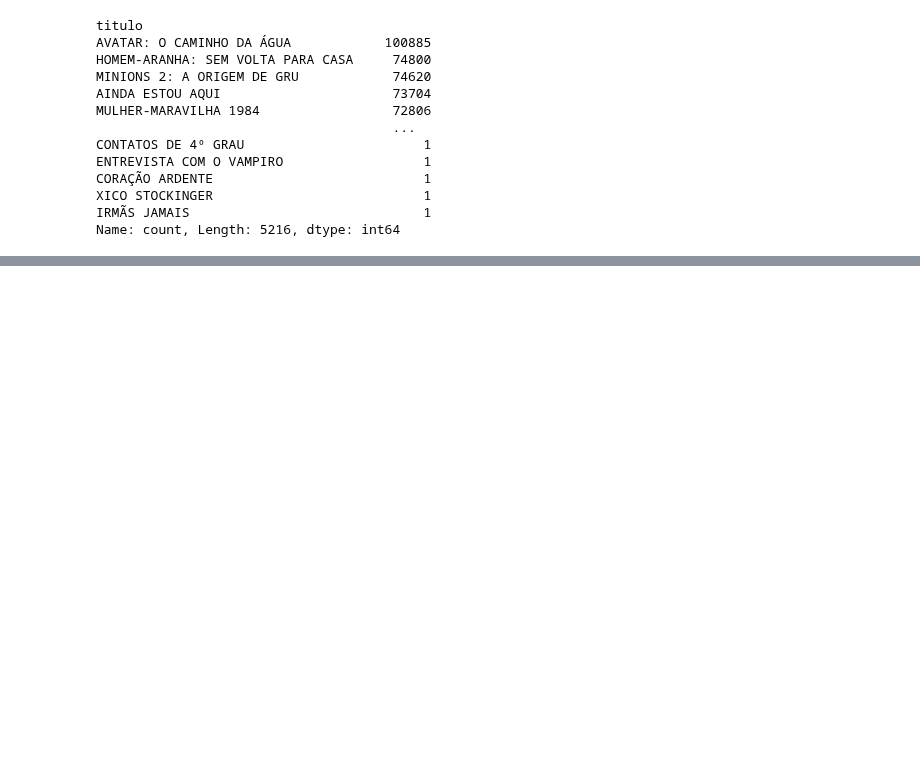
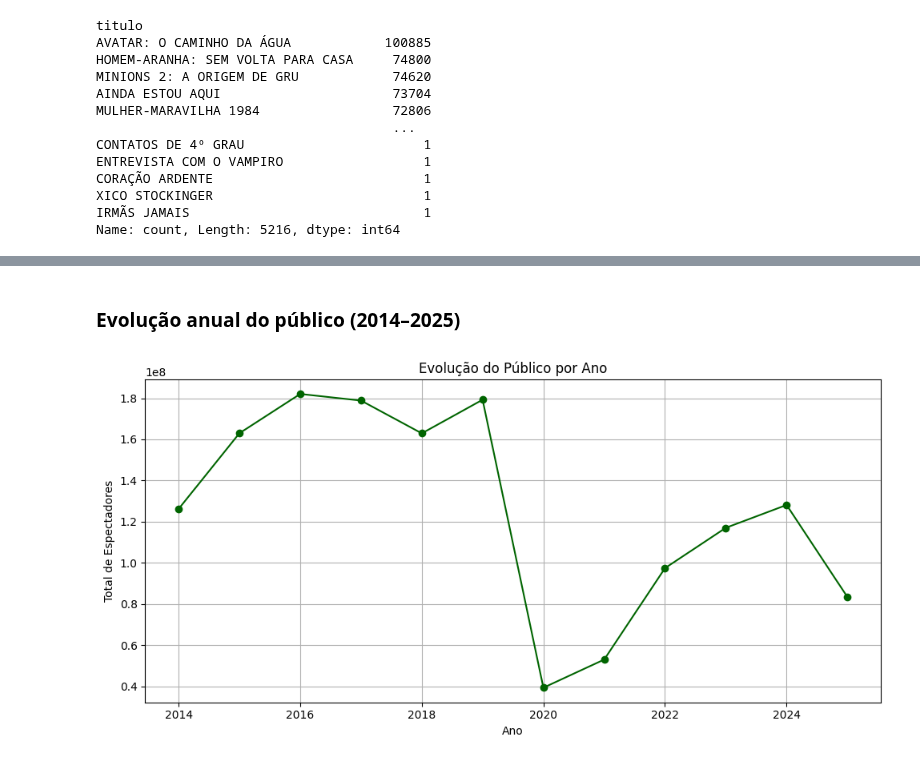
Before and after one commit to JamesIslan/analise-dados-ancine, a Jupyter notebook: src/analise/analise-distribuidoras.ipynb, the cells around one changed output, grey strips where cells are left out. Drawn from its saved outputs; the diff is of its cells as text; code cells hidden in the pictures; blank space fills up the shorter version.

```diff
--- a/src/analise/analise-distribuidoras.ipynb
+++ b/src/analise/analise-distribuidoras.ipynb
@@ -404,0 +400,16 @@ Name: count, Length: 5216, dtype: int64
+# %% [markdown]
+### Evolução anual do público (2014–2025)
+# %%
+df['ano_exibicao'] = pd.to_datetime(df['data_exibicao'], errors='coerce').dt.year
+publico_por_ano = df.groupby('ano_exibicao')['publico'].sum()
+
+plt.figure(figsize=(10,5))
+publico_por_ano.plot(marker='o', color='darkgreen')
+plt.title('Evolução do Público por Ano')
+plt.xlabel('Ano')
+plt.ylabel('Total de Espectadores')
+plt.grid(True)
+plt.tight_layout()
+plt.show()
+# %% [output]
+[figure, added]
```
Also changed, not shown: parts of 20 cells of this notebook.
